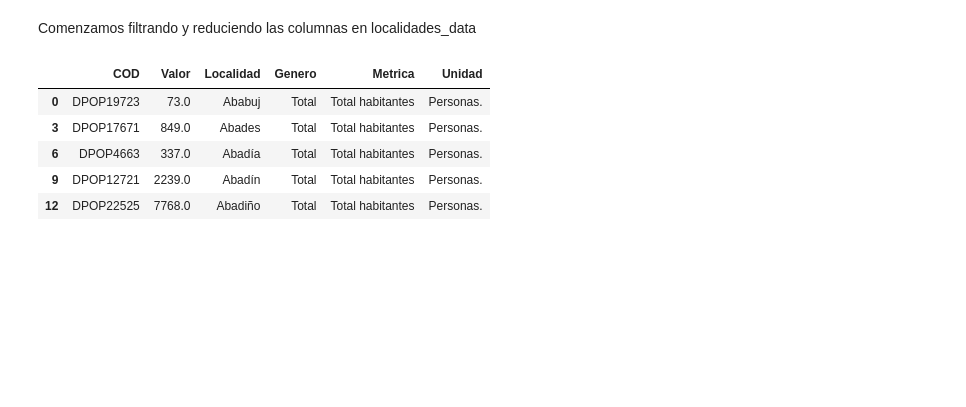
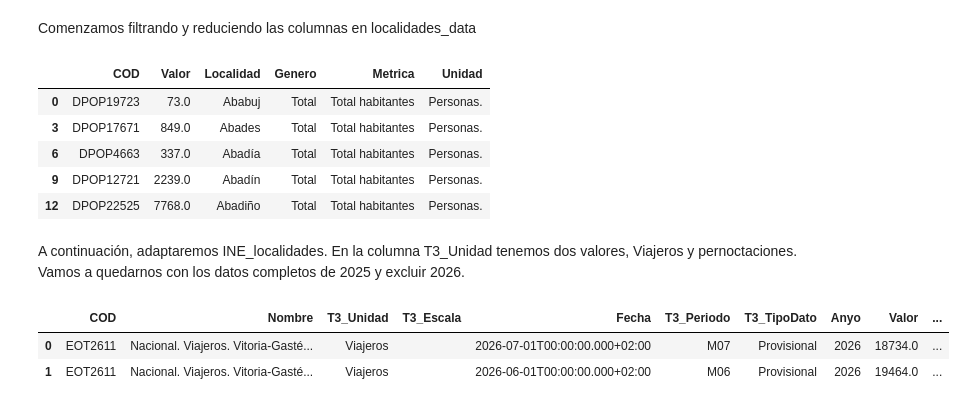
Before and after one commit to manuss05/TUI-AI-DASHBOARD-TFM, a Jupyter notebook: revision_datos.ipynb, the cells around one changed output. Saved outputs shown, nothing was run; the diff lists cells and outputs as text; code cells hidden in the pictures; blank space fills up the shorter version.

```diff
--- a/revision_datos.ipynb
+++ b/revision_datos.ipynb
@@ -173,3 +173,11 @@ localidades_data.head()
 | 6 | DPOP4663 | 337.0 | Abadía | Total | Total habitantes | Personas. |
 | 9 | DPOP12721 | 2239.0 | Abadín | Total | Total habitantes | Personas. |
 | 12 | DPOP22525 | 7768.0 | Abadiño | Total | Total habitantes | Personas. |
+# %% [markdown]
+A continuación, adaptaremos INE_localidades. En la columna T3_Unidad tenemos dos valores, Viajeros y pernoctaciones. Vamos a quedarnos con los datos completos de 2025 y excluir 2026.
+# %%
+INE_localidades.head(2) #2 para que ocupe poco espacio en la salida
+# %% [output]
+|  | COD | Nombre | T3_Unidad | T3_Escala | Fecha | T3_Periodo | T3_TipoDato | Anyo | Valor | ... |
+| 0 | EOT2611 | Nacional. Viajeros. Vitoria-Gasté... | Viajeros |  | 2026-07-01T00:00:00.000+02:00 | M07 | Provisional | 2026 | 18734.0 | ... |
+| 1 | EOT2611 | Nacional. Viajeros. Vitoria-Gasté... | Viajeros |  | 2026-06-01T00:00:00.000+02:00 | M06 | Provisional | 2026 | 19464.0 | ... |
```
Also changed, not shown: parts of 10 cells of this notebook.
